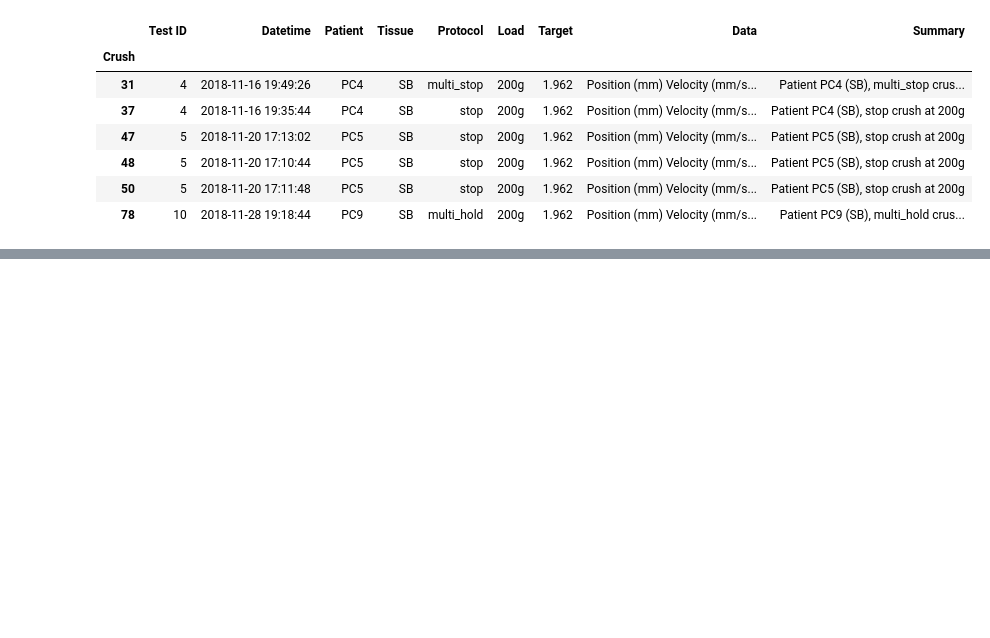
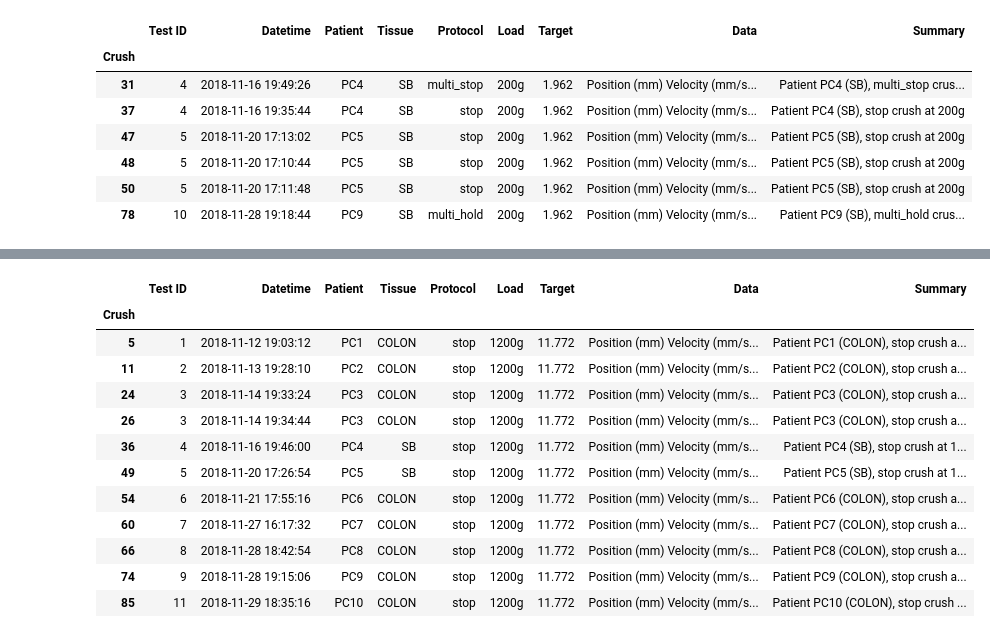
Before and after one commit to mttmac/crush-rig, a Jupyter notebook: crush_lab.ipynb, the cells around one changed output, grey strips where cells are left out. Cells and saved outputs as stored; diff of their text form; code cells hidden in the pictures; blank space fills up the shorter version.

```diff
--- a/crush_lab.ipynb
+++ b/crush_lab.ipynb
@@ -145,3 +145,20 @@ time_plot(select(tissue='sb', load='800g'))
 # %% [output]
 [interactive output not drawn]
 [interactive output not drawn]
+# %%
+x = select(protocol='stop', load='1200g')
+x
+# %% [output]
+|  | Test ID | Datetime | Patient | Tissue | Protocol | Load | Target | Data | Summary |
+| Crush |  |  |  |  |  |  |  |  |  |
+| 5 | 1 | 2018-11-12 19:03:12 | PC1 | COLON | stop | 1200g | 11.772 | Position (mm) Velocity (mm/s... | Patient PC1 (COLON), stop crush a... |
+| 11 | 2 | 2018-11-13 19:28:10 | PC2 | COLON | stop | 1200g | 11.772 | Position (mm) Velocity (mm/s... | Patient PC2 (COLON), stop crush a... |
+| 24 | 3 | 2018-11-14 19:33:24 | PC3 | COLON | stop | 1200g | 11.772 | Position (mm) Velocity (mm/s... | Patient PC3 (COLON), stop crush a... |
+| 26 | 3 | 2018-11-14 19:34:44 | PC3 | COLON | stop | 1200g | 11.772 | Position (mm) Velocity (mm/s... | Patient PC3 (COLON), stop crush a... |
+| 36 | 4 | 2018-11-16 19:46:00 | PC4 | SB | stop | 1200g | 11.772 | Position (mm) Velocity (mm/s... | Patient PC4 (SB), stop crush at 1... |
+| 49 | 5 | 2018-11-20 17:26:54 | PC5 | SB | stop | 1200g | 11.772 | Position (mm) Velocity (mm/s... | Patient PC5 (SB), stop crush at 1... |
+| 54 | 6 | 2018-11-21 17:55:16 | PC6 | COLON | stop | 1200g | 11.772 | Position (mm) Velocity (mm/s... | Patient PC6 (COLON), stop crush a... |
+| 60 | 7 | 2018-11-27 16:17:32 | PC7 | COLON | stop | 1200g | 11.772 | Position (mm) Velocity (mm/s... | Patient PC7 (COLON), stop crush a... |
+| 66 | 8 | 2018-11-28 18:42:54 | PC8 | COLON | stop | 1200g | 11.772 | Position (mm) Velocity (mm/s... | Patient PC8 (COLON), stop crush a... |
+| 74 | 9 | 2018-11-28 19:15:06 | PC9 | COLON | stop | 1200g | 11.772 | Position (mm) Velocity (mm/s... | Patient PC9 (COLON), stop crush a... |
+| 85 | 11 | 2018-11-29 18:35:16 | PC10 | COLON | stop | 1200g | 11.772 | Position (mm) Velocity (mm/s... | Patient PC10 (COLON), stop crush ... |
```
Also changed, not shown: parts of 2 cells of this notebook, 1 other file.
